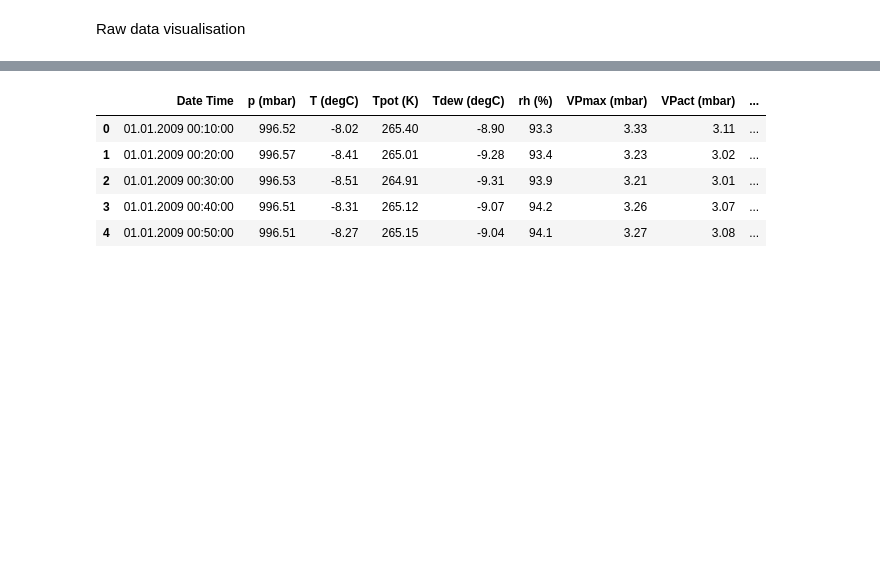
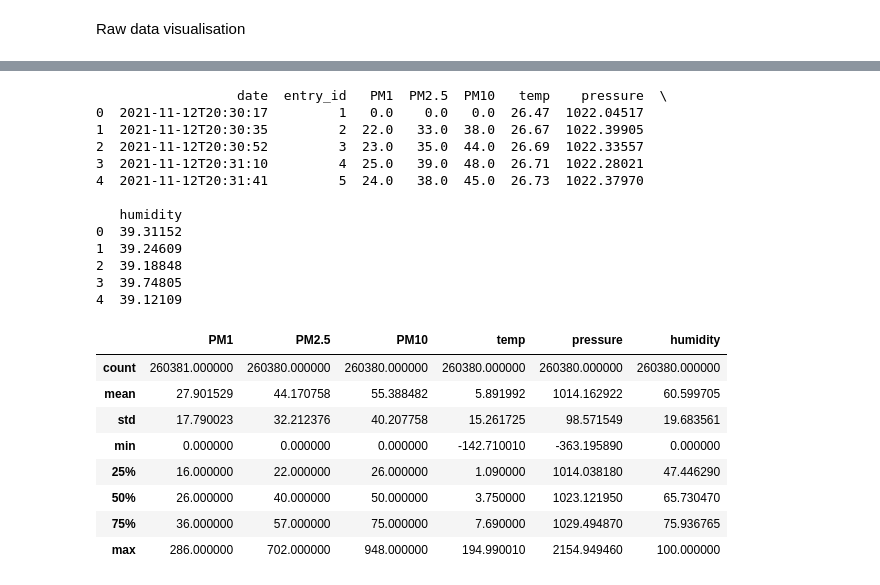
Before and after one commit to PawWitGit/Masters-s-project, a Jupyter notebook: masters_project/machine_learning/prediction/prediction.ipynb, the cells around one changed output, grey strips where cells are left out. Drawn from its saved outputs; the diff is of its cells as text; code cells hidden in the pictures; blank space fills up the shorter version.

```diff
--- a/masters_project/machine_learning/prediction/prediction.ipynb
+++ b/masters_project/machine_learning/prediction/prediction.ipynb
@@ -24,9 +13,0 @@ Downloading data from https://storage.googleapis.com/tensorflow/tf-keras-dataset
-# %%
-df.head()
-# %% [output]
-|  | Date Time | p (mbar) | T (degC) | Tpot (K) | Tdew (degC) | rh (%) | VPmax (mbar) | VPact (mbar) | ... |
-| 0 | 01.01.2009 00:10:00 | 996.52 | -8.02 | 265.40 | -8.90 | 93.3 | 3.33 | 3.11 | ... |
-| 1 | 01.01.2009 00:20:00 | 996.57 | -8.41 | 265.01 | -9.28 | 93.4 | 3.23 | 3.02 | ... |
-| 2 | 01.01.2009 00:30:00 | 996.53 | -8.51 | 264.91 | -9.31 | 93.9 | 3.21 | 3.01 | ... |
-| 3 | 01.01.2009 00:40:00 | 996.51 | -8.31 | 265.12 | -9.07 | 94.2 | 3.26 | 3.07 | ... |
-| 4 | 01.01.2009 00:50:00 | 996.51 | -8.27 | 265.15 | -9.04 | 94.1 | 3.27 | 3.08 | ... |
@@ -33,2 +20,29 @@ df.head()
+# %%
+print(df.head())
+df.pop("entry_id")
+df.describe()
+# %% [output]
+                  date  entry_id   PM1  PM2.5  PM10   temp    pressure  \
+0  2021-11-12T20:30:17         1   0.0    0.0   0.0  26.47  1022.04517
+1  2021-11-12T20:30:35         2  22.0   33.0  38.0  26.67  1022.39905
+2  2021-11-12T20:30:52         3  23.0   35.0  44.0  26.69  1022.33557
+3  2021-11-12T20:31:10         4  25.0   39.0  48.0  26.71  1022.28021
+4  2021-11-12T20:31:41         5  24.0   38.0  45.0  26.73  1022.37970
+
+   humidity
+0  39.31152
+1  39.24609
+2  39.18848
+3  39.74805
+4  39.12109
+|  | PM1 | PM2.5 | PM10 | temp | pressure | humidity |
+| count | 260381.000000 | 260380.000000 | 260380.000000 | 260380.000000 | 260380.000000 | 260380.000000 |
+| mean | 27.901529 | 44.170758 | 55.388482 | 5.891992 | 1014.162922 | 60.599705 |
+| std | 17.790023 | 32.212376 | 40.207758 | 15.261725 | 98.571549 | 19.683561 |
+| min | 0.000000 | 0.000000 | 0.000000 | -142.710010 | -363.195890 | 0.000000 |
+| 25% | 16.000000 | 22.000000 | 26.000000 | 1.090000 | 1014.038180 | 47.446290 |
+| 50% | 26.000000 | 40.000000 | 50.000000 | 3.750000 | 1023.121950 | 65.730470 |
+| 75% | 36.000000 | 57.000000 | 75.000000 | 7.690000 | 1029.494870 | 75.936765 |
+| max | 286.000000 | 702.000000 | 948.000000 | 194.990010 | 2154.949460 | 100.000000 |
 # %%
 titles = [
```
Also changed, not shown: parts of 14 cells of this notebook, 2 other files.
